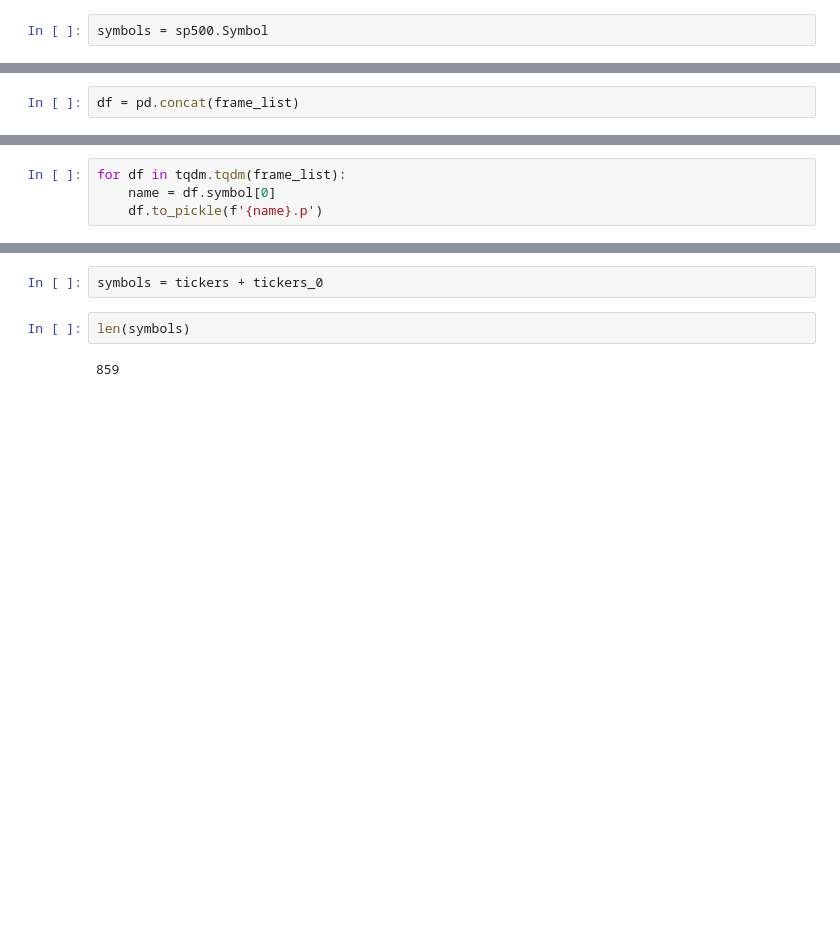
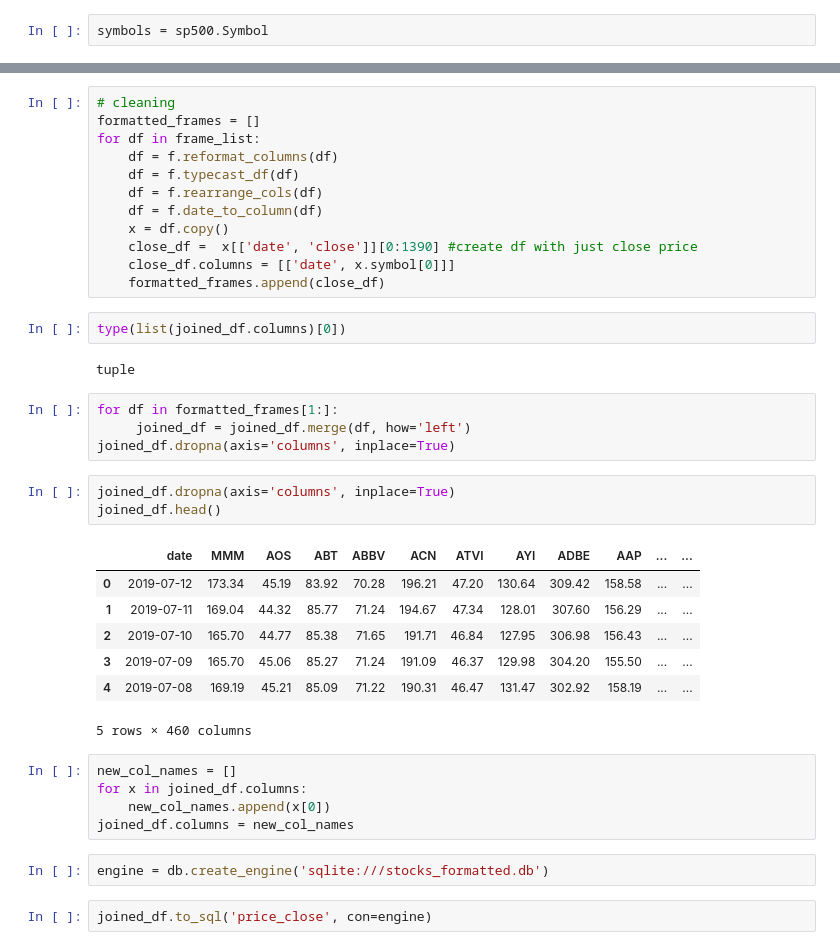
Before and after one commit to matt8955/mod-3-project, a Jupyter notebook: Api Stock Prices.ipynb, the cells around one changed output, grey strips where cells are left out. Cells and saved outputs as stored; diff of their text form; blank space fills up the shorter version.

```diff
--- a/Api Stock Prices.ipynb
+++ b/Api Stock Prices.ipynb
@@ -52,2 +42,0 @@ sucess[0:5]
-# %%
-df = pd.concat(frame_list)
@@ -56,4 +42,0 @@ loop over all df and make them a plickle
-# %%
-for df in tqdm.tqdm(frame_list):
-    name = df.symbol[0]
-    df.to_pickle(f'{name}.p')
@@ -66,6 +43,40 @@ with open(filename, 'wb') as filehandler:
-# %%
-symbols = tickers + tickers_0
-# %%
-len(symbols)
-# %% [output]
-859
+# %%
+# cleaning
+formatted_frames = []
+for df in frame_list:
+    df = f.reformat_columns(df)
+    df = f.typecast_df(df)
+    df = f.rearrange_cols(df)
+    df = f.date_to_column(df)
+    x = df.copy()
+    close_df =  x[['date', 'close']][0:1390] #create df with just close price
+    close_df.columns = [['date', x.symbol[0]]]
+    formatted_frames.append(close_df)
+# %%
+type(list(joined_df.columns)[0])
+# %% [output]
+tuple
+# %%
+for df in formatted_frames[1:]:
+     joined_df = joined_df.merge(df, how='left')
+joined_df.dropna(axis='columns', inplace=True)
+# %%
+joined_df.dropna(axis='columns', inplace=True)
+joined_df.head()
+# %% [output]
+|  | date | MMM | AOS | ABT | ABBV | ACN | ATVI | AYI | ADBE | AAP | ... | ... |
+| 0 | 2019-07-12 | 173.34 | 45.19 | 83.92 | 70.28 | 196.21 | 47.20 | 130.64 | 309.42 | 158.58 | ... | ... |
+| 1 | 2019-07-11 | 169.04 | 44.32 | 85.77 | 71.24 | 194.67 | 47.34 | 128.01 | 307.60 | 156.29 | ... | ... |
+| 2 | 2019-07-10 | 165.70 | 44.77 | 85.38 | 71.65 | 191.71 | 46.84 | 127.95 | 306.98 | 156.43 | ... | ... |
+| 3 | 2019-07-09 | 165.70 | 45.06 | 85.27 | 71.24 | 191.09 | 46.37 | 129.98 | 304.20 | 155.50 | ... | ... |
+| 4 | 2019-07-08 | 169.19 | 45.21 | 85.09 | 71.22 | 190.31 | 46.47 | 131.47 | 302.92 | 158.19 | ... | ... |
+5 rows × 460 columns
+# %%
+new_col_names = []
+for x in joined_df.columns:
+    new_col_names.append(x[0])
+joined_df.columns = new_col_names
+# %%
+engine = db.create_engine('sqlite:///stocks_formatted.db')
+# %%
+joined_df.to_sql('price_close', con=engine)
```
Also changed, not shown: parts of 12 cells of this notebook, 10 other files.
